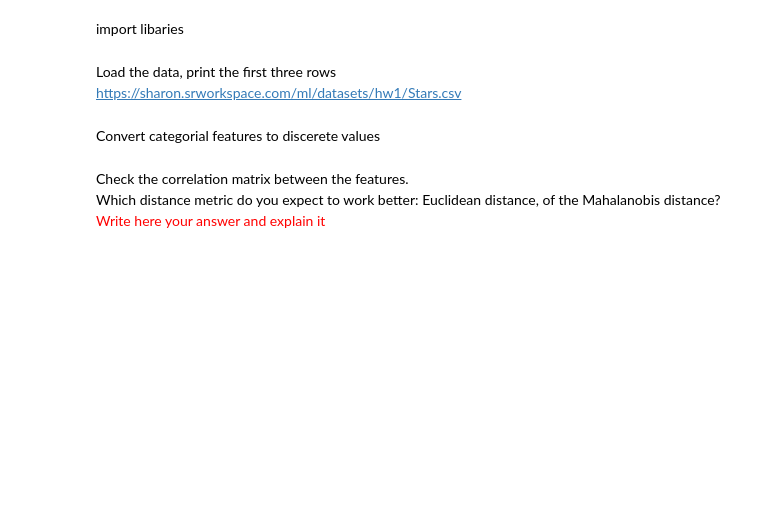
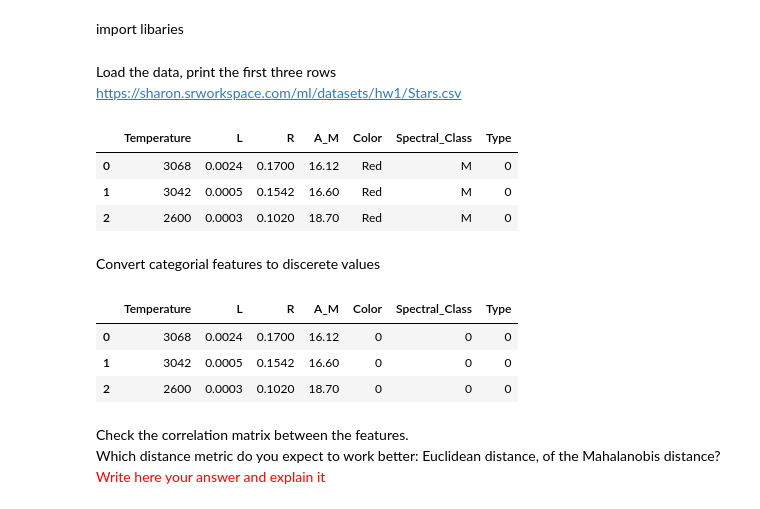
Before and after one commit to RaneemIbra/Machine-Learning, a Jupyter notebook: HW1 (2).ipynb, the cells around one changed output. Cells and saved outputs as stored; diff of their text form; code cells hidden in the pictures; blank space fills up the shorter version.

```diff
--- a/HW1 (2).ipynb
+++ b/HW1 (2).ipynb
@@ -464,3 +462,12 @@ https://sharon.srworkspace.com/ml/datasets/hw1/Stars.csv
+# %%
+# Implement here
+df = pd.read_csv('https://sharon.srworkspace.com/ml/datasets/hw1/Stars.csv')
+df.head(3)
+# %% [output]
+|  | Temperature | L | R | A_M | Color | Spectral_Class | Type |
+| 0 | 3068 | 0.0024 | 0.1700 | 16.12 | Red | M | 0 |
+| 1 | 3042 | 0.0005 | 0.1542 | 16.60 | Red | M | 0 |
+| 2 | 2600 | 0.0003 | 0.1020 | 18.70 | Red | M | 0 |
 # %% [markdown]
 Convert categorial features to discerete values
 # %%
@@ -472,6 +479,11 @@ spec_class = df['Spectral_Class'].unique()
 for idx, spec in enumerate(spec_class):
   df['Spectral_Class'] = df['Spectral_Class'].replace({spec: idx})
 df.head(3)
+# %% [output]
+|  | Temperature | L | R | A_M | Color | Spectral_Class | Type |
+| 0 | 3068 | 0.0024 | 0.1700 | 16.12 | 0 | 0 | 0 |
+| 1 | 3042 | 0.0005 | 0.1542 | 16.60 | 0 | 0 | 0 |
+| 2 | 2600 | 0.0003 | 0.1020 | 18.70 | 0 | 0 | 0 |
 # %% [markdown]
 Check the correlation matrix between the features. <br/>
 Which distance metric do you expect to work better: Euclidean distance, of the Mahalanobis distance? <br/>
```
Also changed, not shown: parts of 1 cell of this notebook.
